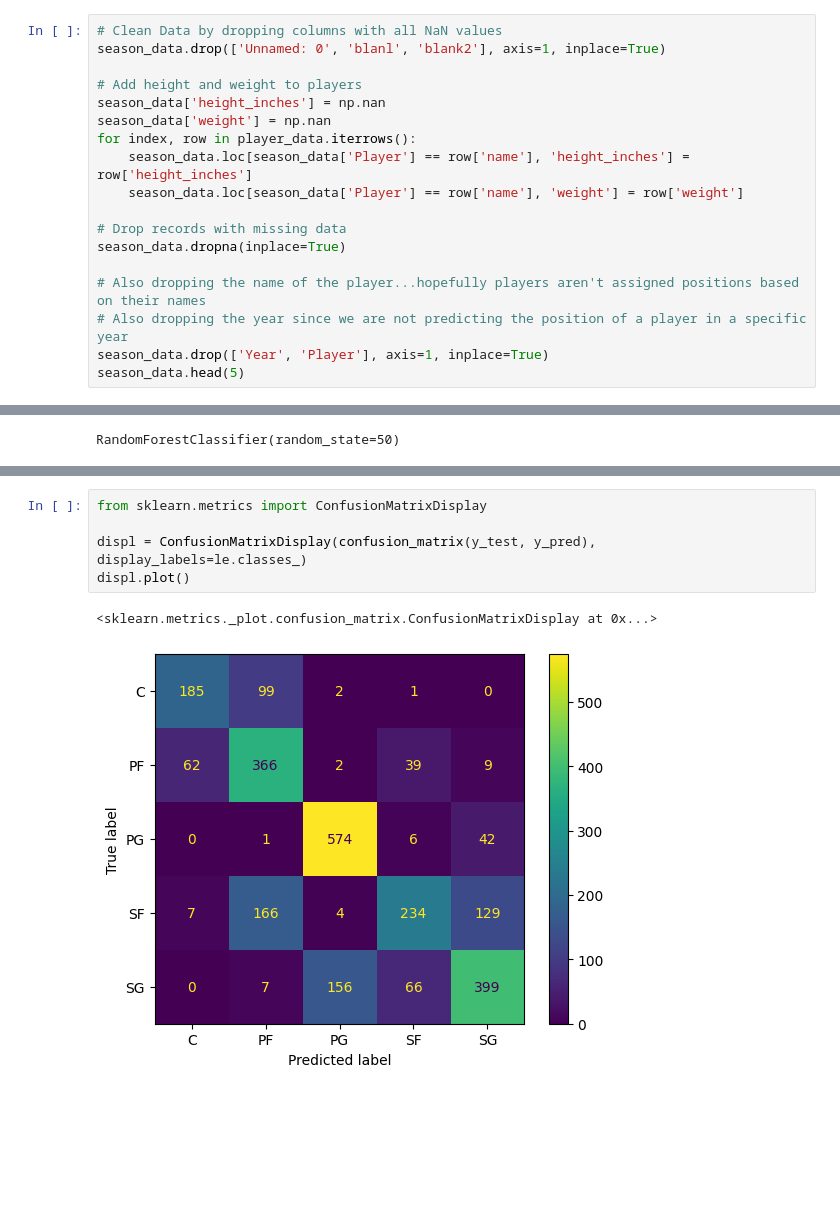
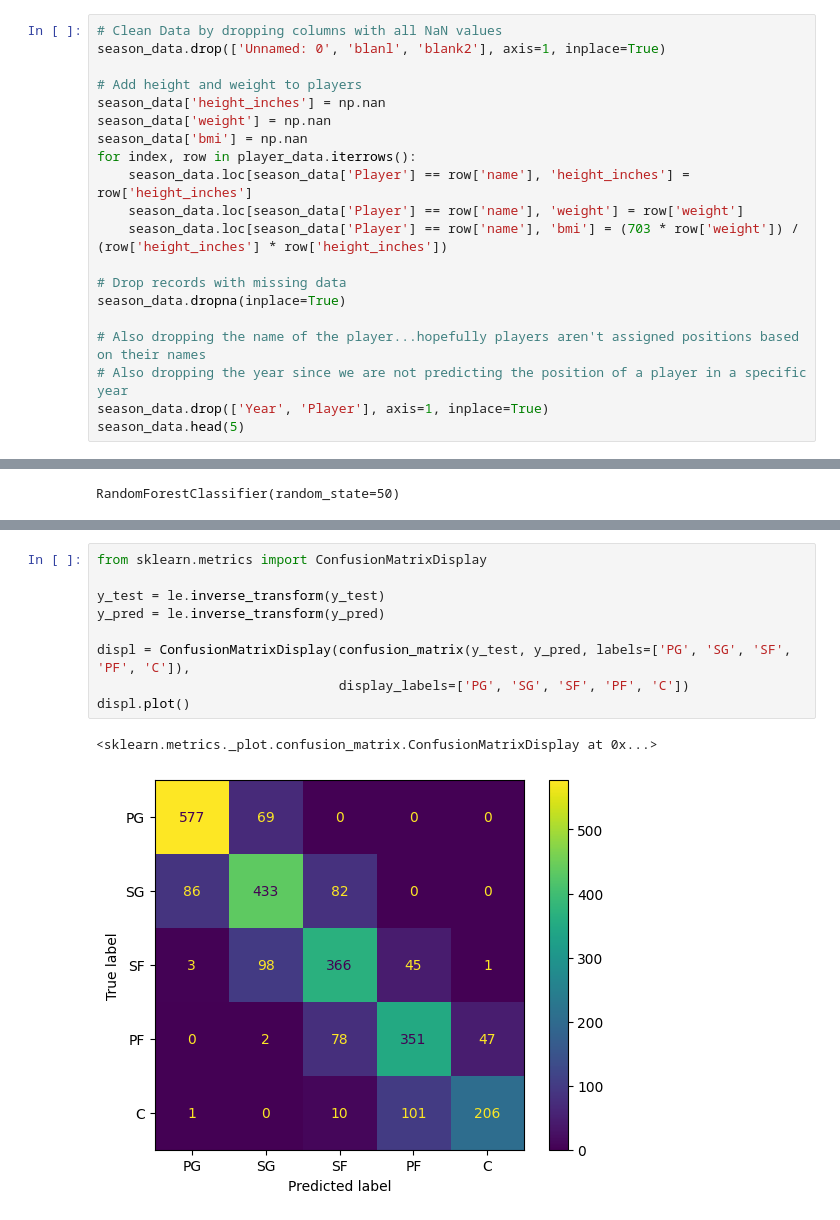
Before and after one commit to shinwookim/NBAPositionify, a Jupyter notebook: classify_v2.ipynb, the cells around one changed output, grey strips where cells are left out. Saved outputs shown, nothing was run; the diff lists cells and outputs as text; blank space fills up the shorter version.

Commit message:
add bmi and labelling

```diff
--- a/classify_v2.ipynb
+++ b/classify_v2.ipynb
@@ -57,9 +57,11 @@ season_data.drop(['Unnamed: 0', 'blanl', 'blank2'], axis=1, inplace=True)
 # Add height and weight to players
 season_data['height_inches'] = np.nan
 season_data['weight'] = np.nan
+season_data['bmi'] = np.nan
 for index, row in player_data.iterrows():
     season_data.loc[season_data['Player'] == row['name'], 'height_inches'] = row['height_inches']
     season_data.loc[season_data['Player'] == row['name'], 'weight'] = row['weight']
+    season_data.loc[season_data['Player'] == row['name'], 'bmi'] = (703 * row['weight']) / (row['height_inches'] * row['height_inches'])
 
 # Drop records with missing data
 season_data.dropna(inplace=True)
@@ -117,11 +119,15 @@ Summary Statistics-
 # %%
 from sklearn.metrics import ConfusionMatrixDisplay
 
-displ = ConfusionMatrixDisplay(confusion_matrix(y_test, y_pred), display_labels=le.classes_)
+y_test = le.inverse_transform(y_test)
+y_pred = le.inverse_transform(y_pred)
+
+displ = ConfusionMatrixDisplay(confusion_matrix(y_test, y_pred, labels=['PG', 'SG', 'SF', 'PF', 'C']),
+                               display_labels=['PG', 'SG', 'SF', 'PF', 'C'])
 displ.plot()
 # %% [output]
 <sklearn.metrics._plot.confusion_matrix.ConfusionMatrixDisplay at 0x...>
-[figure, old version]
+[figure, new version]
 # %%
 y = season_data['Pos']
 y = le.fit_transform(y)
```
Also changed, not shown: parts of 5 cells of this notebook, 2 other files.
